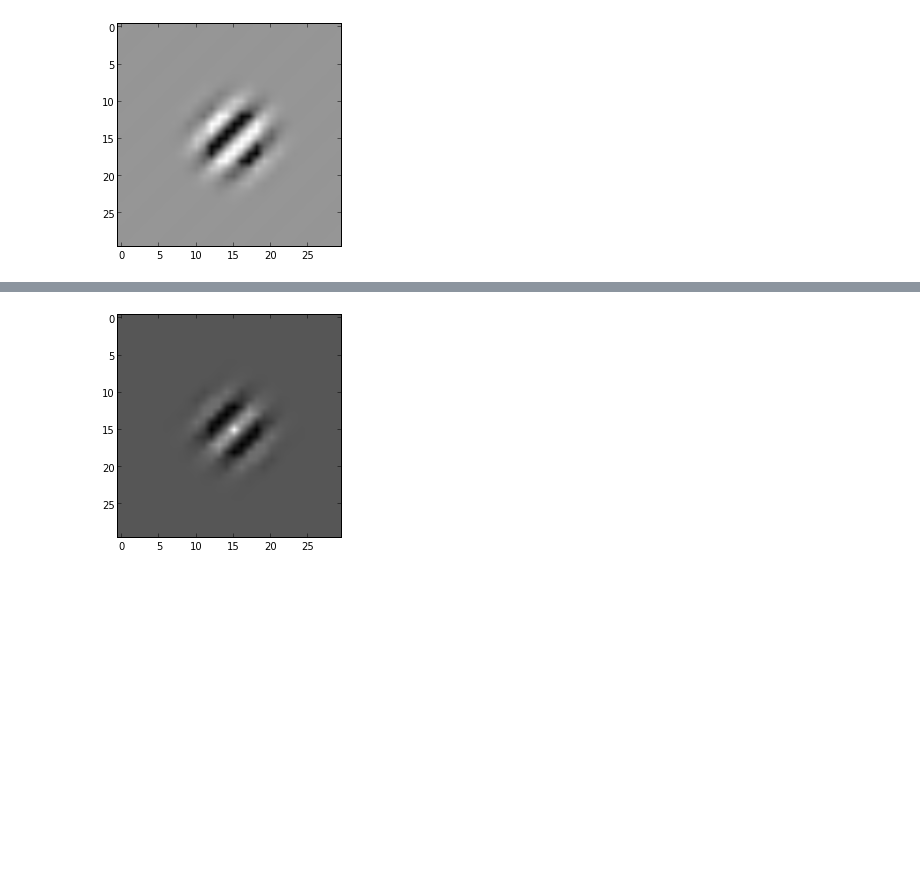
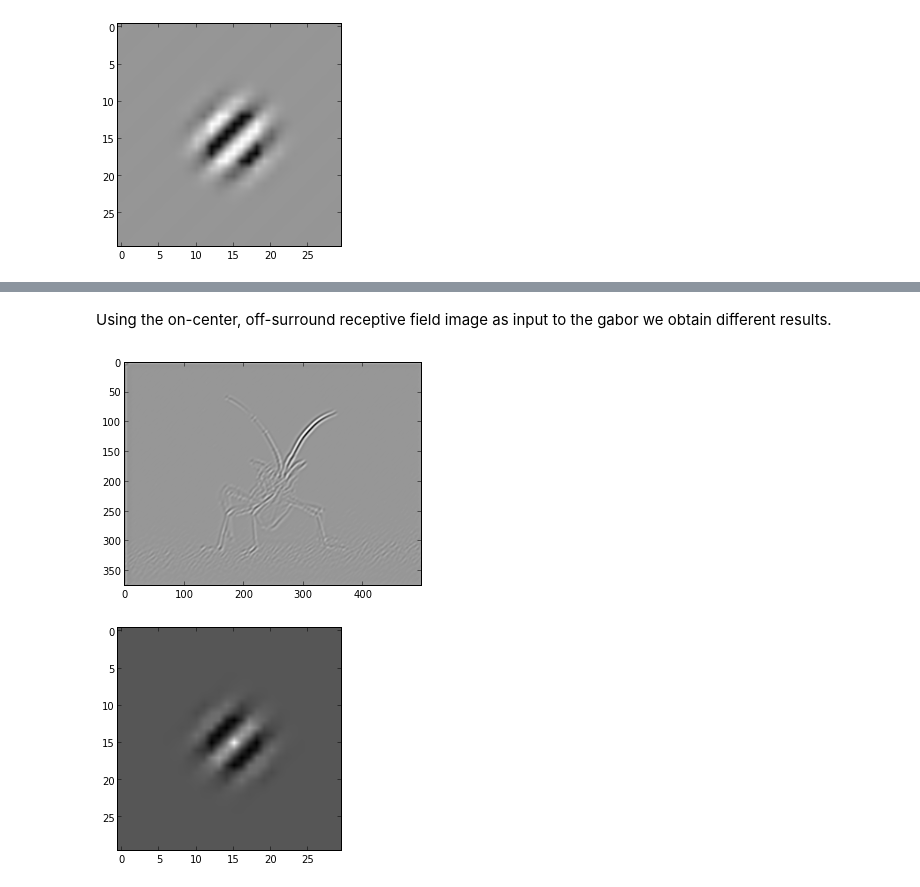
Before and after one commit to jonasnick/ReceptiveFields, a Jupyter notebook: receptiveFields.ipynb, the cells around one changed output, grey strips where cells are left out. Saved outputs shown, nothing was run; the diff lists cells and outputs as text; code cells hidden in the pictures; blank space fills up the shorter version.

```diff
--- a/receptiveFields.ipynb
+++ b/receptiveFields.ipynb
@@ -6,0 +19,4 @@ import numpy as np
+# %%
+img=mpimg.imread('stinkbug.png')
+#extract grey values
+bugImg = img[:,:,0]
@@ -35,0 +97,2 @@ plotFilter(lambda x,y: mexicanHat(x,y,3,4))
+# %%
+Img_bugHat = signal.convolve(bugImg,receptiveFieldMatrix(lambda x,y: mexicanHat(x,y,2,3)), mode='same')
@@ -46,3 +141,11 @@ plotFilter(lambda x,y: oddGabor2D(x,y,7,1))
+# %% [markdown]
+Using the on-center, off-surround receptive field image as input to the gabor we obtain different results.
+# %%
+Img_bugOddGaborEdge = signal.convolve(Img_bugHat,receptiveFieldMatrix(lambda x,y: oddGabor2D(x,y,5,1)), mode='same')
+# %%
+imgplot = plt.imshow(Img_bugOddGaborEdge, cmap=cm.Greys_r)
+# %% [output]
+[figure, added]
 # %%
 plotFilter(lambda x,y: evenGabor2D(x,y,7,1))
 # %% [output]
```
Also changed, not shown: parts of 44 cells of this notebook, 3 other files.
